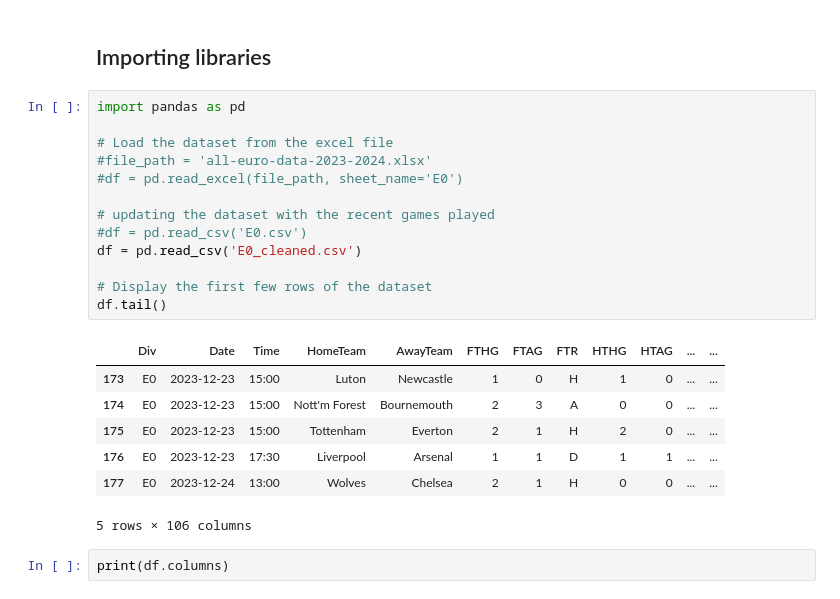
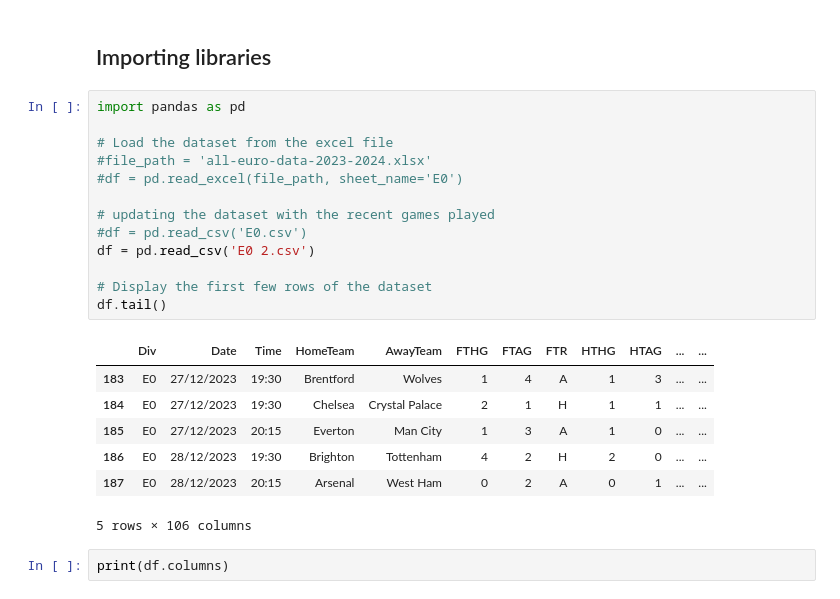
Before and after one commit to dagbolade/PL_prediction, a Jupyter notebook: epl/epl.ipynb, the cells around one changed output. Saved outputs shown, nothing was run; the diff lists cells and outputs as text.

```diff
--- a/epl/epl.ipynb
+++ b/epl/epl.ipynb
@@ -5,23 +5,23 @@
 # %%
 import pandas as pd
 
 # Load the dataset from the excel file
 #file_path = 'all-euro-data-2023-2024.xlsx'
 #df = pd.read_excel(file_path, sheet_name='E0')
 
 # updating the dataset with the recent games played
 #df = pd.read_csv('E0.csv')
-df = pd.read_csv('E0_cleaned.csv')
+df = pd.read_csv('E0 2.csv')
 
 # Display the first few rows of the dataset
 df.tail()
 # %% [output]
 |  | Div | Date | Time | HomeTeam | AwayTeam | FTHG | FTAG | FTR | HTHG | HTAG | ... | ... |
-| 173 | E0 | 2023-12-23 | 15:00 | Luton | Newcastle | 1 | 0 | H | 1 | 0 | ... | ... |
-| 174 | E0 | 2023-12-23 | 15:00 | Nott'm Forest | Bournemouth | 2 | 3 | A | 0 | 0 | ... | ... |
-| 175 | E0 | 2023-12-23 | 15:00 | Tottenham | Everton | 2 | 1 | H | 2 | 0 | ... | ... |
-| 176 | E0 | 2023-12-23 | 17:30 | Liverpool | Arsenal | 1 | 1 | D | 1 | 1 | ... | ... |
-| 177 | E0 | 2023-12-24 | 13:00 | Wolves | Chelsea | 2 | 1 | H | 0 | 0 | ... | ... |
+| 183 | E0 | 27/12/2023 | 19:30 | Brentford | Wolves | 1 | 4 | A | 1 | 3 | ... | ... |
+| 184 | E0 | 27/12/2023 | 19:30 | Chelsea | Crystal Palace | 2 | 1 | H | 1 | 1 | ... | ... |
+| 185 | E0 | 27/12/2023 | 20:15 | Everton | Man City | 1 | 3 | A | 1 | 0 | ... | ... |
+| 186 | E0 | 28/12/2023 | 19:30 | Brighton | Tottenham | 4 | 2 | H | 2 | 0 | ... | ... |
+| 187 | E0 | 28/12/2023 | 20:15 | Arsenal | West Ham | 0 | 2 | A | 0 | 1 | ... | ... |
 5 rows × 106 columns
 # %%
 print(df.columns)
```
Also changed, not shown: parts of 24 cells of this notebook, 13 other files.
